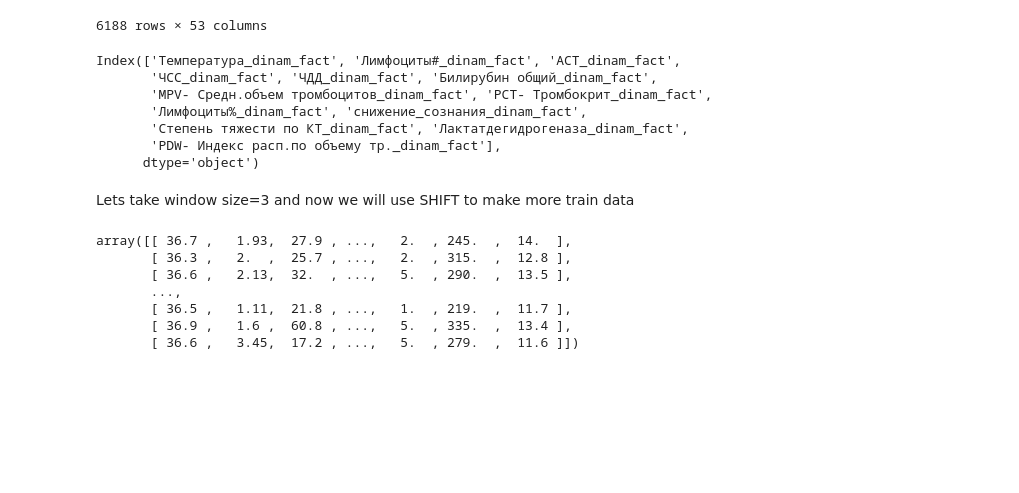
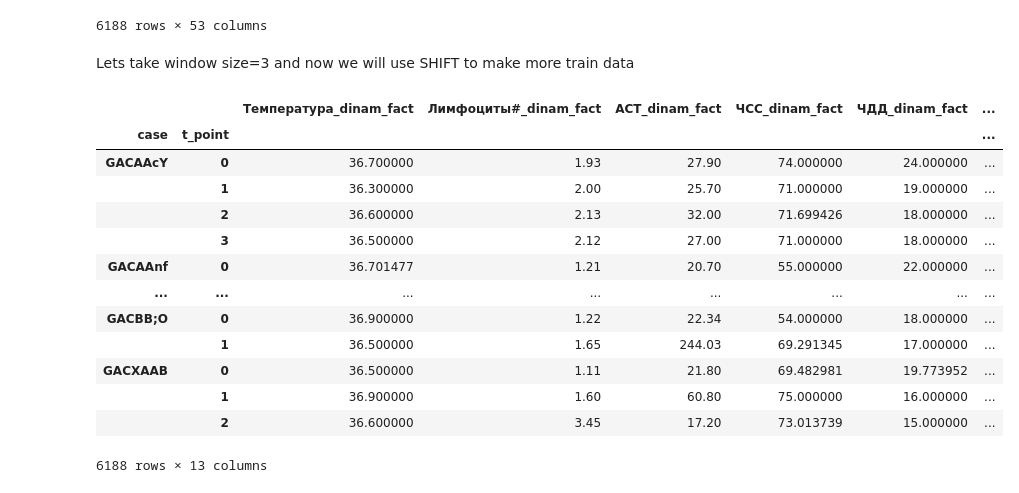
Before and after one commit to geniusserg/CovidPredict, a Jupyter notebook: fedot.ipynb, the cells around one changed output. Drawn from its saved outputs; the diff is of its cells as text; code cells hidden in the pictures; blank space fills up the shorter version.

```diff
--- a/fedot.ipynb
+++ b/fedot.ipynb
@@ -57,28 +59,28 @@ dinam_fact_df = dinam_fact_df.sort_values(["case", "t_point"])
-# %%
-dinam_fact_df.columns
-# %% [output]
-Index(['Температура_dinam_fact', 'Лимфоциты#_dinam_fact', 'АСТ_dinam_fact',
-       'ЧСС_dinam_fact', 'ЧДД_dinam_fact', 'Билирубин общий_dinam_fact',
-       'MPV- Средн.объем тромбоцитов_dinam_fact', 'PCT- Тромбокрит_dinam_fact',
-       'Лимфоциты%_dinam_fact', 'снижение_сознания_dinam_fact',
-       'Cтепень тяжести по КТ_dinam_fact', 'Лактатдегидрогеназа_dinam_fact',
-       'PDW- Индекс расп.по объему тр._dinam_fact'],
-      dtype='object')
 # %% [markdown]
 Lets take window size=3 and now we will use SHIFT to make more train data
 # %%
 from sklearn.experimental import enable_iterative_imputer
 from sklearn.impute import IterativeImputer
 from sklearn.linear_model import LinearRegression
+dinam_fact_df = df.iloc[:,29:42]
+dinam_fact_df = dinam_fact_df.sort_values(["case", "t_point"])
 imp = IterativeImputer(estimator=LinearRegression(),
-                       missing_values=np.nan, max_iter=10, imputation_order='roman', random_state=0)
+                       missing_values=np.nan, max_iter=50, imputation_order='roman')
 df_imputed = imp.fit_transform(dinam_fact_df)
-df_imputed
+dinam_fact_df = pd.DataFrame(data=df_imputed, columns = dinam_fact_df.columns, index=dinam_fact_df.index)
+dinam_fact_df
 # %% [output]
+|  |  | Температура_dinam_fact | Лимфоциты#_dinam_fact | АСТ_dinam_fact | ЧСС_dinam_fact | ЧДД_dinam_fact | ... |
+| case | t_point |  |  |  |  |  | ... |
+| GACAAcY | 0 | 36.700000 | 1.93 | 27.90 | 74.000000 | 24.000000 | ... |
+|  | 1 | 36.300000 | 2.00 | 25.70 | 71.000000 | 19.000000 | ... |
+|  | 2 | 36.600000 | 2.13 | 32.00 | 71.699426 | 18.000000 | ... |
+|  | 3 | 36.500000 | 2.12 | 27.00 | 71.000000 | 18.000000 | ... |
+| GACAAnf | 0 | 36.701477 | 1.21 | 20.70 | 55.000000 | 22.000000 | ... |
+| ... | ... | ... | ... | ... | ... | ... | ... |
+| GACBB;O | 0 | 36.900000 | 1.22 | 22.34 | 54.000000 | 18.000000 | ... |
+|  | 1 | 36.500000 | 1.65 | 244.03 | 69.291345 | 17.000000 | ... |
+| GACXAAB | 0 | 36.500000 | 1.11 | 21.80 | 69.482981 | 19.773952 | ... |
+|  | 1 | 36.900000 | 1.60 | 60.80 | 75.000000 | 16.000000 | ... |
+|  | 2 | 36.600000 | 3.45 | 17.20 | 73.013739 | 15.000000 | ... |
-array([[ 36.7 ,   1.93,  27.9 , ...,   2.  , 245.  ,  14.  ],
-       [ 36.3 ,   2.  ,  25.7 , ...,   2.  , 315.  ,  12.8 ],
-       [ 36.6 ,   2.13,  32.  , ...,   5.  , 290.  ,  13.5 ],
-       ...,
-       [ 36.5 ,   1.11,  21.8 , ...,   1.  , 219.  ,  11.7 ],
-       [ 36.9 ,   1.6 ,  60.8 , ...,   5.  , 335.  ,  13.4 ],
-       [ 36.6 ,   3.45,  17.2 , ...,   5.  , 279.  ,  11.6 ]])
+6188 rows × 13 columns
```
Also changed, not shown: parts of 18 cells of this notebook, 6 other files.
